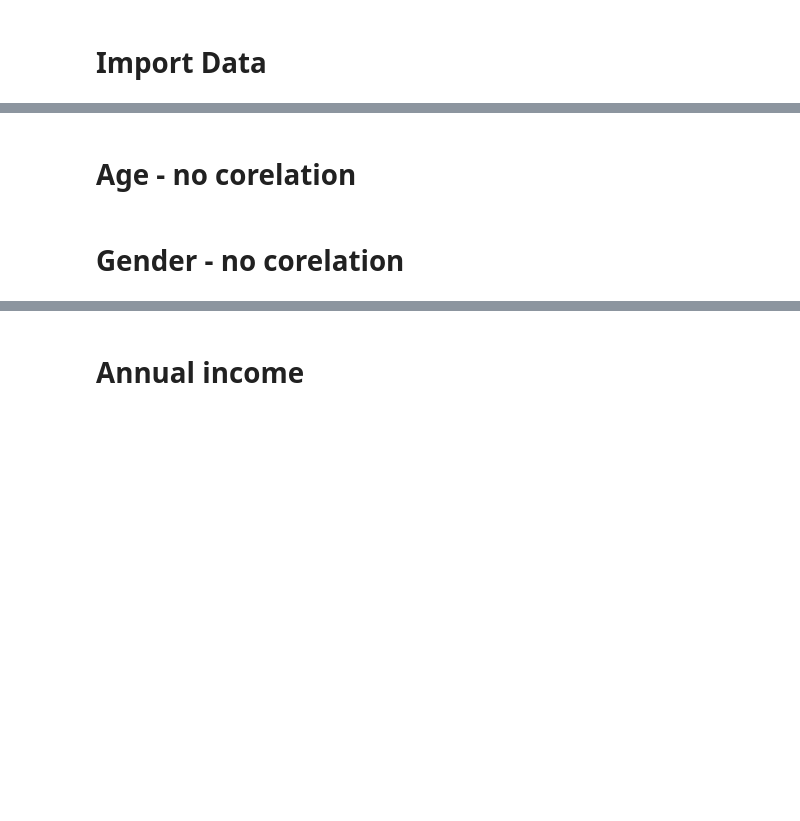
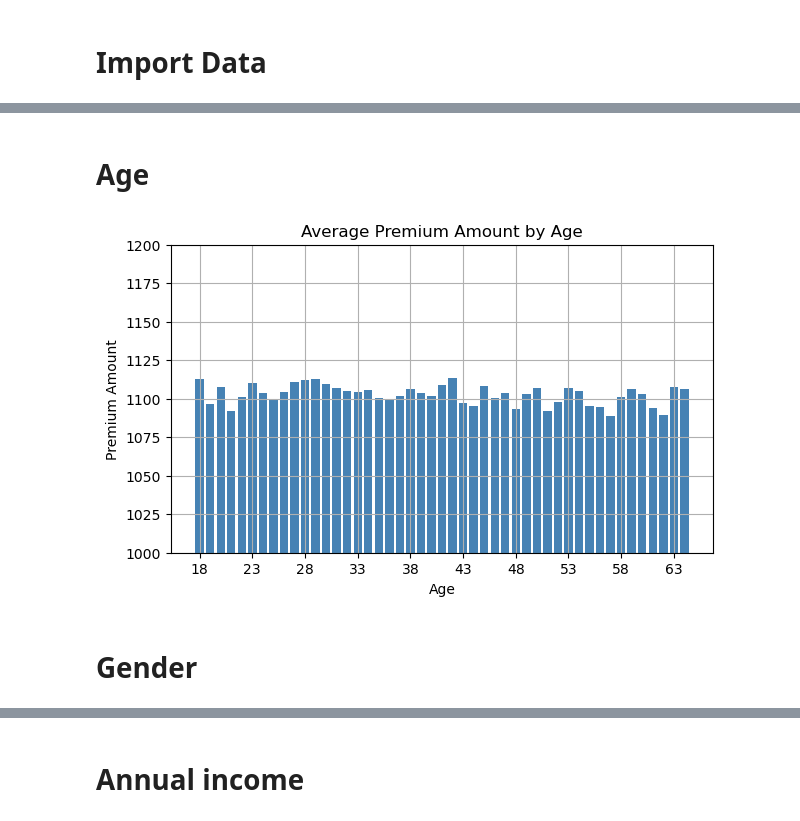
Before and after one commit to mbyczyns/Insurance---MachineLearning, a Jupyter notebook: eda-kopia.ipynb, the cells around one changed output, grey strips where cells are left out. Saved outputs shown, nothing was run; the diff lists cells and outputs as text; code cells hidden in the pictures; blank space fills up the shorter version.

```diff
--- a/eda-kopia.ipynb
+++ b/eda-kopia.ipynb
@@ -32,18 +42,21 @@ memory usage: 192.3+ MB
 # %% [markdown]
-# Age - no corelation
+# Age
 # %%
 ages = df_train[['Age','Premium_Amount']].groupby(["Age"]).mean()
 
 plt.figure(figsize=(7, 4))
-plt.plot(ages.index, ages['Premium_Amount'], color='steelblue')
+plt.bar(ages.index, ages['Premium_Amount'], color='steelblue')
 plt.xticks(range(int(ages.index.min()), int(ages.index.max()) + 1, 5))
 plt.xlabel('Age')
 plt.ylabel('Premium Amount')
 plt.title('Average Premium Amount by Age')
+plt.ylim(1000,1200)
 plt.grid(True)
 plt.show()
+# %% [output]
+[figure, added]
 # %% [markdown]
-# Gender - no corelation
+# Gender
 # %%
 genders = df_train[["Gender", "Premium_Amount"]].groupby("Gender").mean()
 plt.figure(figsize=(7,4))
```
Also changed, not shown: parts of 16 cells of this notebook, 1 other file.
